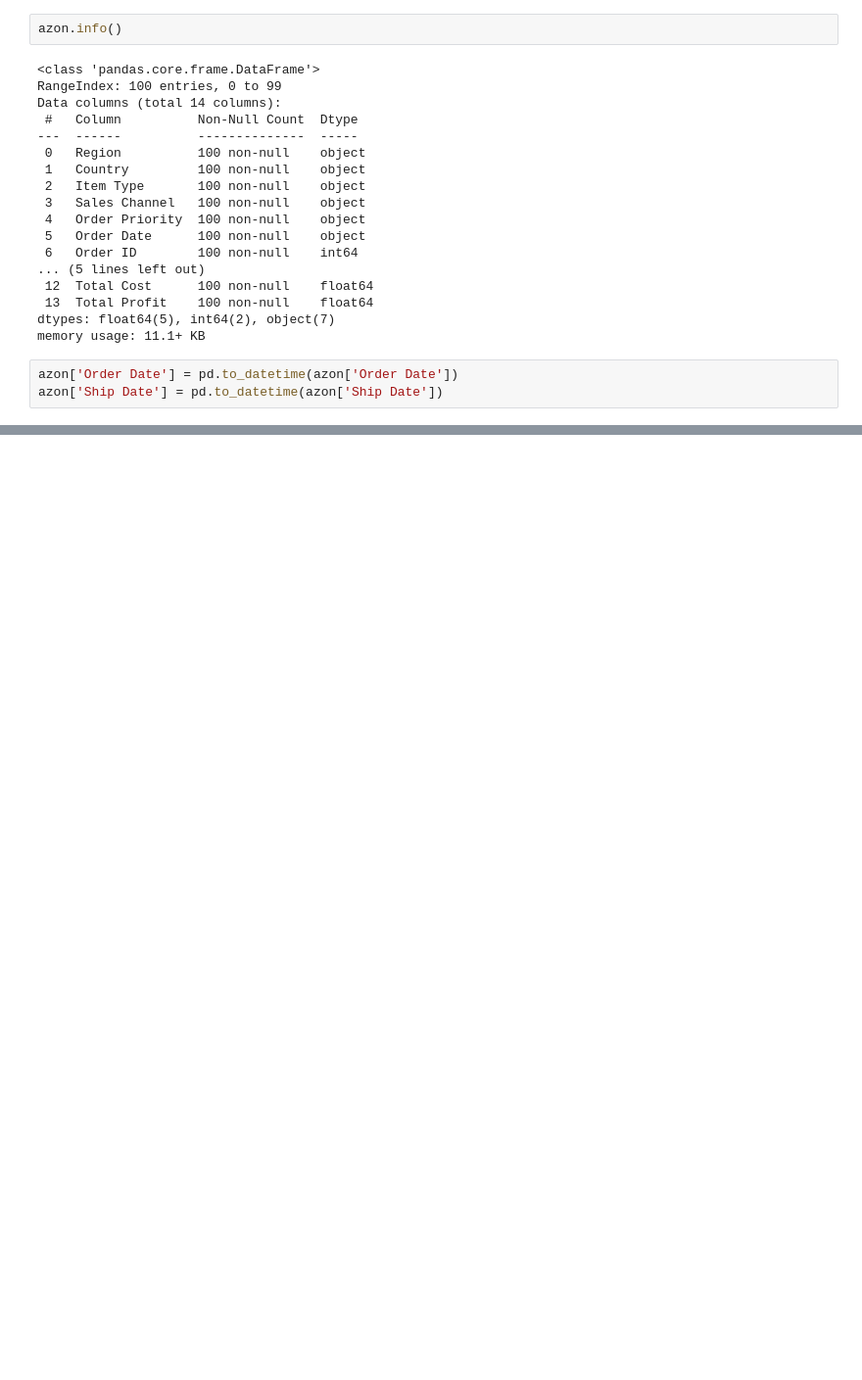
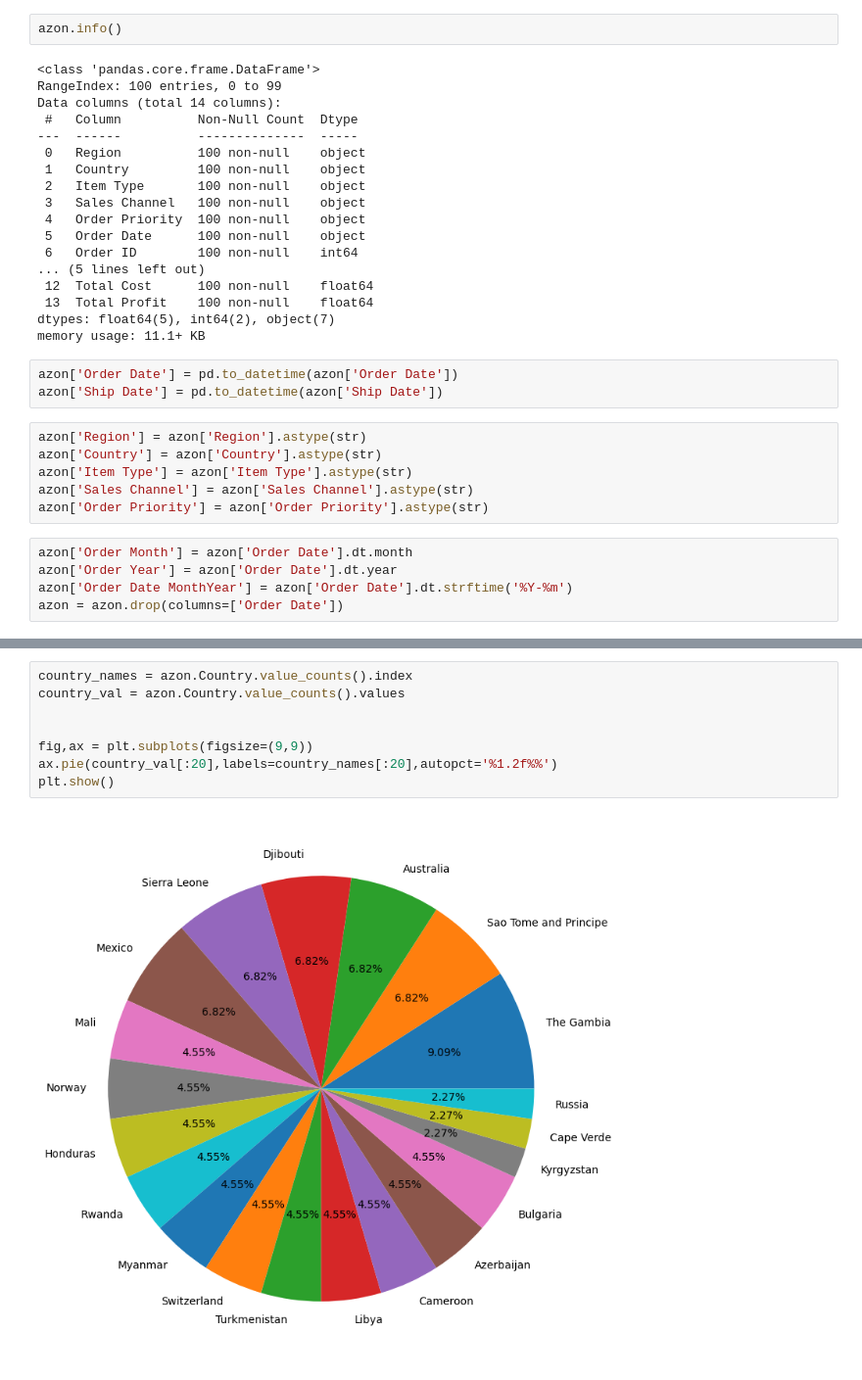
Before and after one commit to sunilkumarcodes/Brainwave_Matrix_Intern, a Jupyter notebook: sales-analysis.ipynb, the cells around one changed output, grey strips where cells are left out. Shown: that part at 98% size. Cells and saved outputs as stored; diff of their text form; blank space fills up the shorter version.

Commit message:
created pictorial data representation in pie chart form using ax.pie

```diff
--- a/sales-analysis.ipynb
+++ b/sales-analysis.ipynb
@@ -37,3 +37,14 @@ memory usage: 11.1+ KB
 # %%
 azon['Order Date'] = pd.to_datetime(azon['Order Date'])
 azon['Ship Date'] = pd.to_datetime(azon['Ship Date'])
+# %%
+azon['Region'] = azon['Region'].astype(str)
+azon['Country'] = azon['Country'].astype(str)
+azon['Item Type'] = azon['Item Type'].astype(str)
+azon['Sales Channel'] = azon['Sales Channel'].astype(str)
+azon['Order Priority'] = azon['Order Priority'].astype(str)
+# %%
+azon['Order Month'] = azon['Order Date'].dt.month
+azon['Order Year'] = azon['Order Date'].dt.year
+azon['Order Date MonthYear'] = azon['Order Date'].dt.strftime('%Y-%m')
+azon = azon.drop(columns=['Order Date'])
@@ -39,0 +72,10 @@ azon['Ship Date'] = pd.to_datetime(azon['Ship Date'])
+# %%
+country_names = azon.Country.value_counts().index
+country_val = azon.Country.value_counts().values
+
+
+fig,ax = plt.subplots(figsize=(9,9))
+ax.pie(country_val[:20],labels=country_names[:20],autopct='%1.2f%%')
+plt.show()
+# %% [output]
+[figure, added]
```
Also changed, not shown: parts of 1 cell of this notebook.
